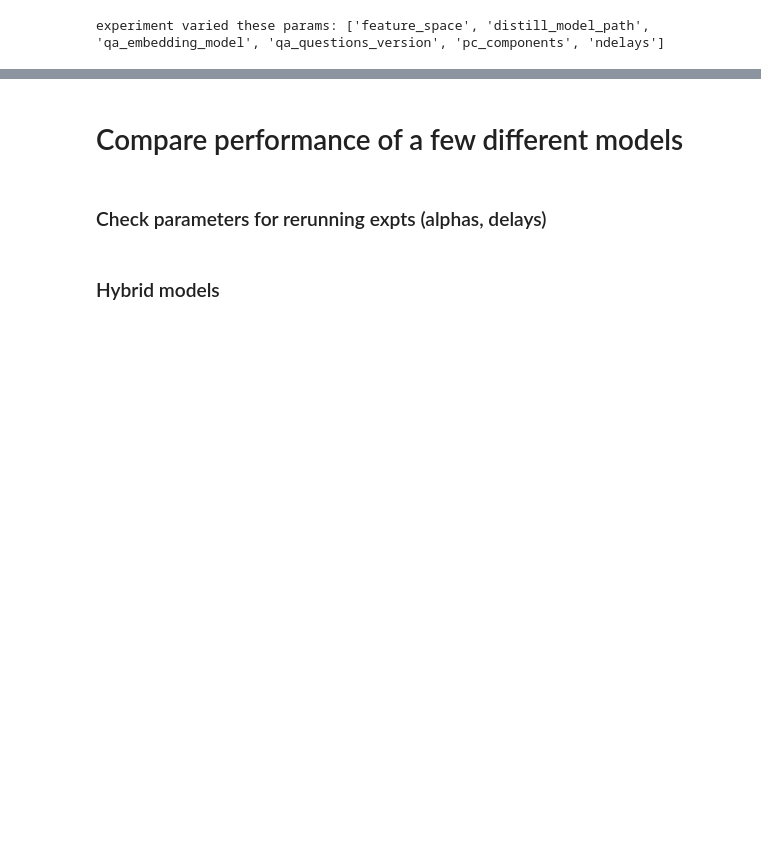
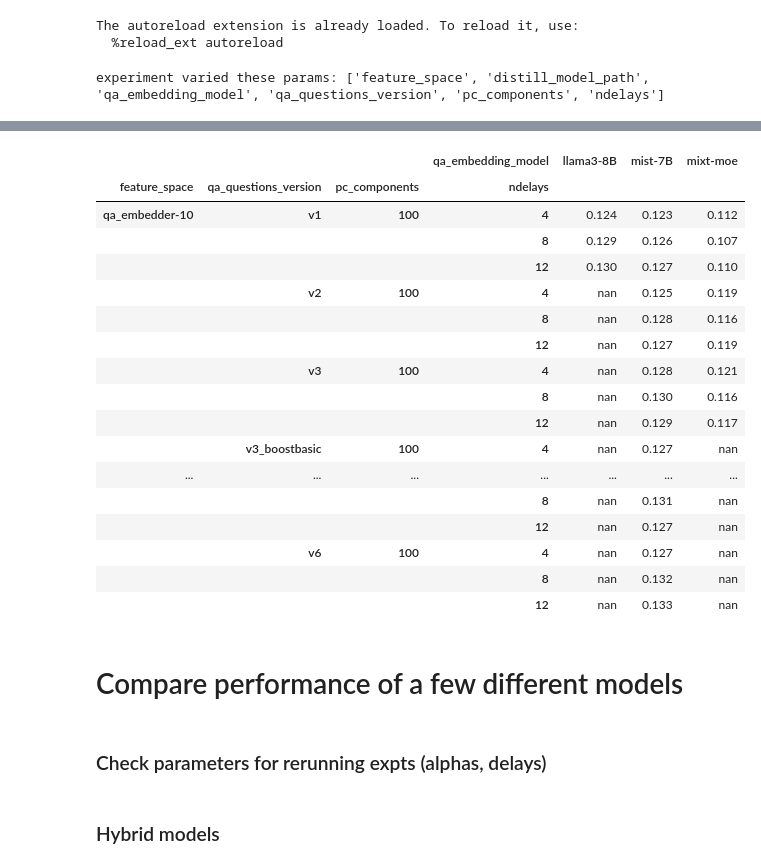
Before and after one commit to csinva/interpretable-embeddings, a Jupyter notebook: notebooks/01_encoding.ipynb, the cells around one changed output, grey strips where cells are left out. Drawn from its saved outputs; the diff is of its cells as text; code cells hidden in the pictures; blank space fills up the shorter version.

Commit message:
support fewshot qa model

```diff
--- a/notebooks/01_encoding.ipynb
+++ b/notebooks/01_encoding.ipynb
@@ -31,6 +31,7 @@ for k in ['save_dir', 'save_dir_unique']:
 r['qa_embedding_model'] = r.apply(lambda row: {
     'mistralai/Mistral-7B-Instruct-v0.2': 'mist-7B',
     'mistralai/Mixtral-8x7B-Instruct-v0.1': 'mixt-moe',
+    'meta-llama/Meta-Llama-3-8B-Instruct': 'llama3-8B',
 }.get(row['qa_embedding_model'], row['qa_embedding_model']) if 'qa_emb' in row['feature_space'] else '', axis=1)
 r['qa_questions_version'] = r.apply(lambda row: row['qa_questions_version'] if 'qa_emb' in row['feature_space'] else '', axis=1)
 cols_varied = imodelsx.process_results.get_experiment_keys(
@@ -39,7 +40,9 @@ print('experiment varied these params:', cols_varied)
 
 mets = [c for c in r.columns if 'corrs' in c and ('mean' in c or 'frac' in c)]
 # %% [output]
-experiment varied these params: ['feature_space', 'distill_model_path', 'qa_embedding_model', 'qa_questions_version', 'pc_components', 'ndelays']
+The autoreload extension is already loaded. To reload it, use:
+  %reload_ext autoreload
+experiment varied these params: ['feature_space', 'distill_model_path', 'qa_embedding_model', 'qa_questions_version', 'pc_components', 'ndelays']
 # %%
 # imodelsx.process_results.delete_runs_in_dataframe(
 #     r[r.seed > 1], actually_delete=True)
@@ -88,6 +91,34 @@ else:
 # d = d.groupby(cols_varied)[mets].mean()
 # d.pivot_table(index=[c for c in cols_varied if not c == 'distill_model_path'],
 #               columns='distill_model_path', values='corrs_test_mean', aggfunc='mean')
+# %%
+d = r[(r.feature_space == 'qa_embedder-10') * (r.pc_components == 100)]
+d = d.groupby(cols_varied)[mets].mean()
+(
+    d.pivot_table(index=[c for c in cols_varied if not c == 'qa_embedding_model'],
+                  columns='qa_embedding_model', values='corrs_test_mean', aggfunc='mean')
+    .style.background_gradient(cmap='magma')  # , axis=0)
+    .format(precision=3)
+)
+# %% [output]
+|  |  |  | qa_embedding_model | llama3-8B | mist-7B | mixt-moe |
+| feature_space | qa_questions_version | pc_components | ndelays |  |  |  |
+| qa_embedder-10 | v1 | 100 | 4 | 0.124 | 0.123 | 0.112 |
+|  |  |  | 8 | 0.129 | 0.126 | 0.107 |
+|  |  |  | 12 | 0.130 | 0.127 | 0.110 |
+|  | v2 | 100 | 4 | nan | 0.125 | 0.119 |
+|  |  |  | 8 | nan | 0.128 | 0.116 |
+|  |  |  | 12 | nan | 0.127 | 0.119 |
+|  | v3 | 100 | 4 | nan | 0.128 | 0.121 |
+|  |  |  | 8 | nan | 0.130 | 0.116 |
+|  |  |  | 12 | nan | 0.129 | 0.117 |
+|  | v3_boostbasic | 100 | 4 | nan | 0.127 | nan |
+| ... | ... | ... | ... | ... | ... | ... |
+|  |  |  | 8 | nan | 0.131 | nan |
+|  |  |  | 12 | nan | 0.127 | nan |
+|  | v6 | 100 | 4 | nan | 0.127 | nan |
+|  |  |  | 8 | nan | 0.132 | nan |
+|  |  |  | 12 | nan | 0.133 | nan |
 # %% [markdown]
 # Compare performance of a few different models
 # %%
```
Also changed, not shown: 4 other files.
